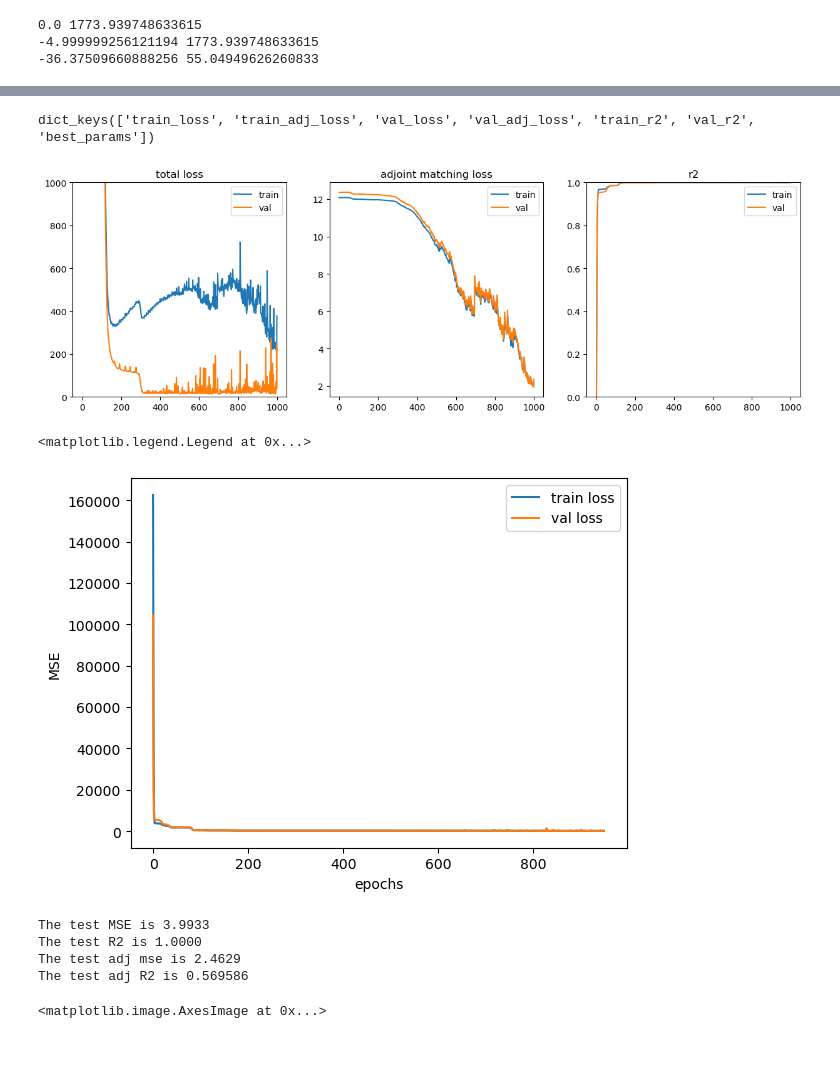
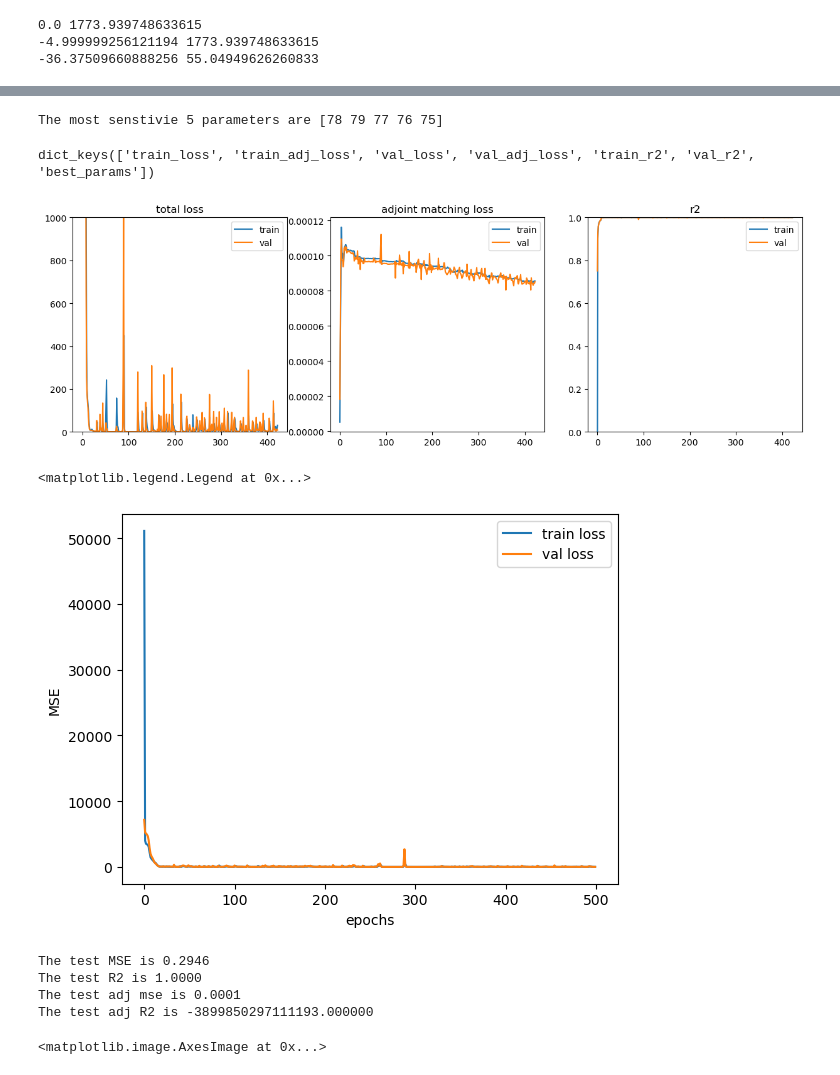
Before and after one commit to iamyixuan/DeepAdjoint, a Jupyter notebook: src/glaicer_model.ipynb, the cells around one changed output, grey strips where cells are left out. Drawn from its saved outputs; the diff is of its cells as text; code cells hidden in the pictures.

```diff
--- a/src/glaicer_model.ipynb
+++ b/src/glaicer_model.ipynb
@@ -43,32 +67,42 @@ jnp.mean(a)
+# %%
+# Find out the most sensitive parameters: top 5
+from numpy.linalg import norm
+norms = norm(jrav, axis=1)
+normsMean = np.mean(norms, axis=0)
+maxIdx = np.argsort(normsMean)[:5]
+print('The most senstivie 5 parameters are', maxIdx)
+# returns the last few states!
+# %% [output]
+The most senstivie 5 parameters are [78 79 77 76 75]
 # %%
 import matplotlib.pyplot as plt
 import pickle
 
-with open('./logs/logger_03-15-13_no_cap_lr0.0001_alpha1', 'rb') as f:
+with open('./logs/logger_04-06-10_mostSensFive_Standardized_lr0.0005_alpha5.0', 'rb') as f:
     logger = pickle.load(f)
 
 print(logger.keys())
 
 fig, ax = plt.subplots(1,3, figsize=(15,5))
 ax[0].plot(logger['train_loss'], label='train')
 ax[0].plot(logger['val_loss'], label='val')
 ax[0].set_ylim(0, 1000)
 ax[1].plot(logger['train_adj_loss'], label='train')
 ax[1].plot(logger['val_adj_loss'], label='val')
 ax[2].plot(logger['train_r2'], label='train')
 ax[2].plot(logger['val_r2'], label='val')
 ax[2].set_ylim(0,1)
 ax[0].set_title('total loss')
 ax[1].set_title('adjoint matching loss')
 ax[2].set_title('r2')
 for a in ax:
     a.legend()
     a.set_box_aspect(1)
 # fig.savefig('./figs_adjoint/trainingCurve_mixed_nu.pdf', format='pdf')
 plt.show()
 # %% [output]
 dict_keys(['train_loss', 'train_adj_loss', 'val_loss', 'val_adj_loss', 'train_r2', 'val_r2', 'best_params'])
-[figure, old version]
+[figure, new version]
 # %%
 fig, ax = plt.subplots()
 ax.plot(logger['train_loss'], label='train loss')
@@ -79,11 +113,12 @@ ax.set_ylabel('MSE')
 plt.legend()
 # %% [output]
 <matplotlib.legend.Legend at 0x...>
-[figure, old version]
+[figure, new version]
 # %%
 from adj_match_nn_jax import MLP, Trainer
 from utils.data_loader import split_data
-from utils.metrics import mean_squared_error, r2, min_max_scaler
+from utils.metrics import mean_squared_error, r2
+from utils.scaler import StandardScaler
 import pickle
 import optax
 import numpy as np
@@ -95,22 +130,20 @@ inputs = data['inputs']
 uout = data['uout']
 jrav = data['jrav']
 
-# x_scaler = logger['x_scaler']
-# y_scaler = logger['y_scaler']
-# adj_scaler = logger['adj_scaler']
+with open('./logs/logger_04-06-10_mostSensFive_Standardized_lr0.0005_alpha10.0', 'rb') as f:
+    logger = pickle.load(f)
 
 
-train, val, test = split_data(inputs, uout, jrav)
-x = test['x']#x_scaler.transform(test['x'])
-#inputs = x_scaler.transform(inputs)
 
-
-net = MLP([50]*20, in_dim=159, out_dim=80, act_fn='relu')
+train, val, test = split_data(inputs, uout, jrav, shuffle_all=True)
+scaler = StandardScaler(train['x'])
+x = test['x']
+net = MLP([256]*10, in_dim=159, out_dim=80, act_fn='relu', scaler=scaler)
 
 params = logger['best_params']
 test_pred = net.apply(params, x)
 # test_pred = y_scaler.inverse_transform(test_pred)
-pred_adj = net.nn_adjoint(params, x)
+pred_adj = net.nn_adjoint(params, inputs)
 # pred_adj = adj_scaler.inverse_transform(pred_adj)
 
 u_pred = net.apply(params, inputs)
@@ -118,14 +151,15 @@ u_pred = net.apply(params, inputs)
 
 
 print('The test MSE is {:.4f}'.format(mean_squared_error(test['y'], test_pred)))
+# print('The train MSE is {:.4f}'.format(mean_squared_error(train['y'], u_pred)))
 print('The test R2 is {:.4f}'.format(r2(test['y'], test_pred)))
-print('The test adj mse is {:.4f}'.format(mean_squared_error(test['adj'], pred_adj)))
-print('The test adj R2 is {:4f}'.format(r2(test['adj'], pred_adj)))
+print('The test adj mse is {:.4f}'.format(mean_squared_error(jrav[...,75:80], pred_adj[..., 75:80])))
+print('The test adj R2 is {:4f}'.format(r2(jrav[..., 75:80], pred_adj[..., 75:80])))
 # %% [output]
-The test MSE is 3.9933
+The test MSE is 0.2946
 The test R2 is 1.0000
-The test adj mse is 2.4629
-The test adj R2 is 0.569586
+The test adj mse is 0.0001
+The test adj R2 is -3899850297111193.000000
 # %%
 from utils.plotter import Plotter
 
```
Also changed, not shown: parts of 4 cells of this notebook, 8 other files.
